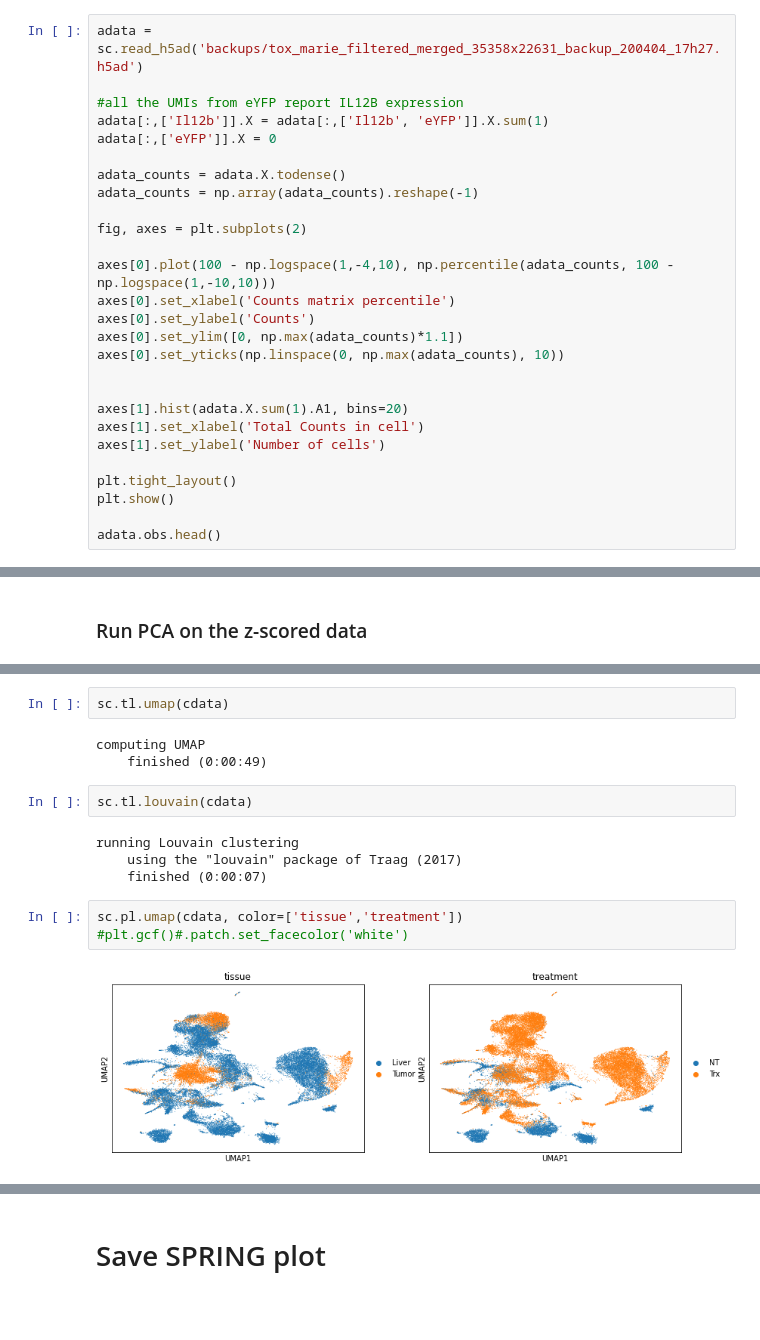
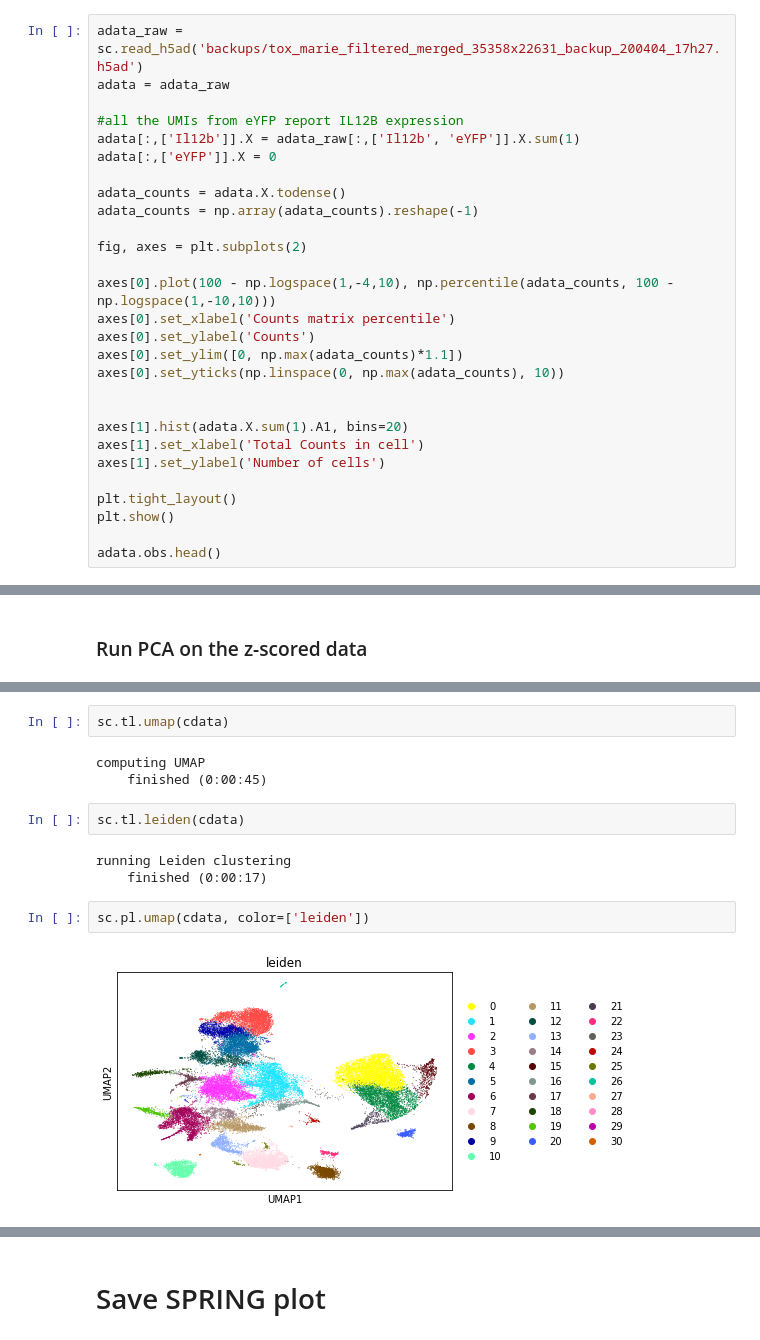
Before and after one commit to Ngort/tox, a Jupyter notebook: part2A_initial_spring_plot_tox_marie.ipynb, the cells around one changed output, grey strips where cells are left out. Drawn from its saved outputs; the diff is of its cells as text; blank space fills up the shorter version.

Commit message:
Export Part 2 as a single file containing all unnormalized / unprocesed counts + PCA + UMAP + Leiden clusters + Spring

```diff
--- a/part2A_initial_spring_plot_tox_marie.ipynb
+++ b/part2A_initial_spring_plot_tox_marie.ipynb
@@ -22,10 +22,11 @@ python version: 3.6.10
 # %% [markdown]
 # Load and check filtering from part 1
 # %%
-adata = sc.read_h5ad('backups/tox_marie_filtered_merged_35358x22631_backup_200404_17h27.h5ad')
+adata_raw = sc.read_h5ad('backups/tox_marie_filtered_merged_35358x22631_backup_200404_17h27.h5ad')
+adata = adata_raw
 
 #all the UMIs from eYFP report IL12B expression
-adata[:,['Il12b']].X = adata[:,['Il12b', 'eYFP']].X.sum(1)
+adata[:,['Il12b']].X = adata_raw[:,['Il12b', 'eYFP']].X.sum(1)
 adata[:,['eYFP']].X = 0
 
 adata_counts = adata.X.todense()
@@ -381,15 +370,13 @@ The keyword argument 'parallel=True' was specified but no transformation for par
 sc.tl.umap(cdata)
 # %% [output]
 computing UMAP
-    finished (0:00:49)
+    finished (0:00:45)
 # %%
-sc.tl.louvain(cdata)
+sc.tl.leiden(cdata)
 # %% [output]
-running Louvain clustering
-    using the "louvain" package of Traag (2017)
-    finished (0:00:07)
+running Leiden clustering
+    finished (0:00:17)
 # %%
-sc.pl.umap(cdata, color=['tissue','treatment'])
-#plt.gcf()#.patch.set_facecolor('white')
+sc.pl.umap(cdata, color=['leiden'])
 # %% [output]
-[figure, old version]
+[figure, new version]
```
Also changed, not shown: parts of 26 cells of this notebook.
